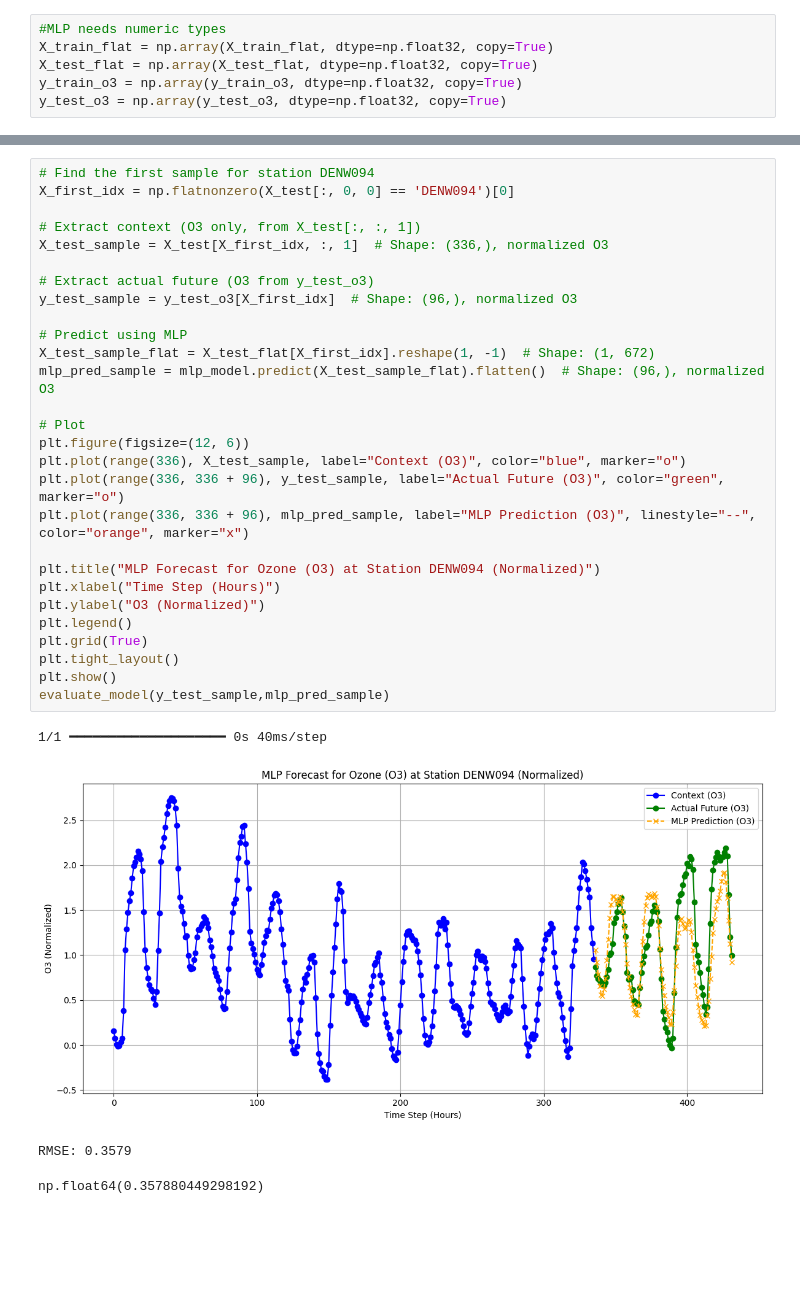
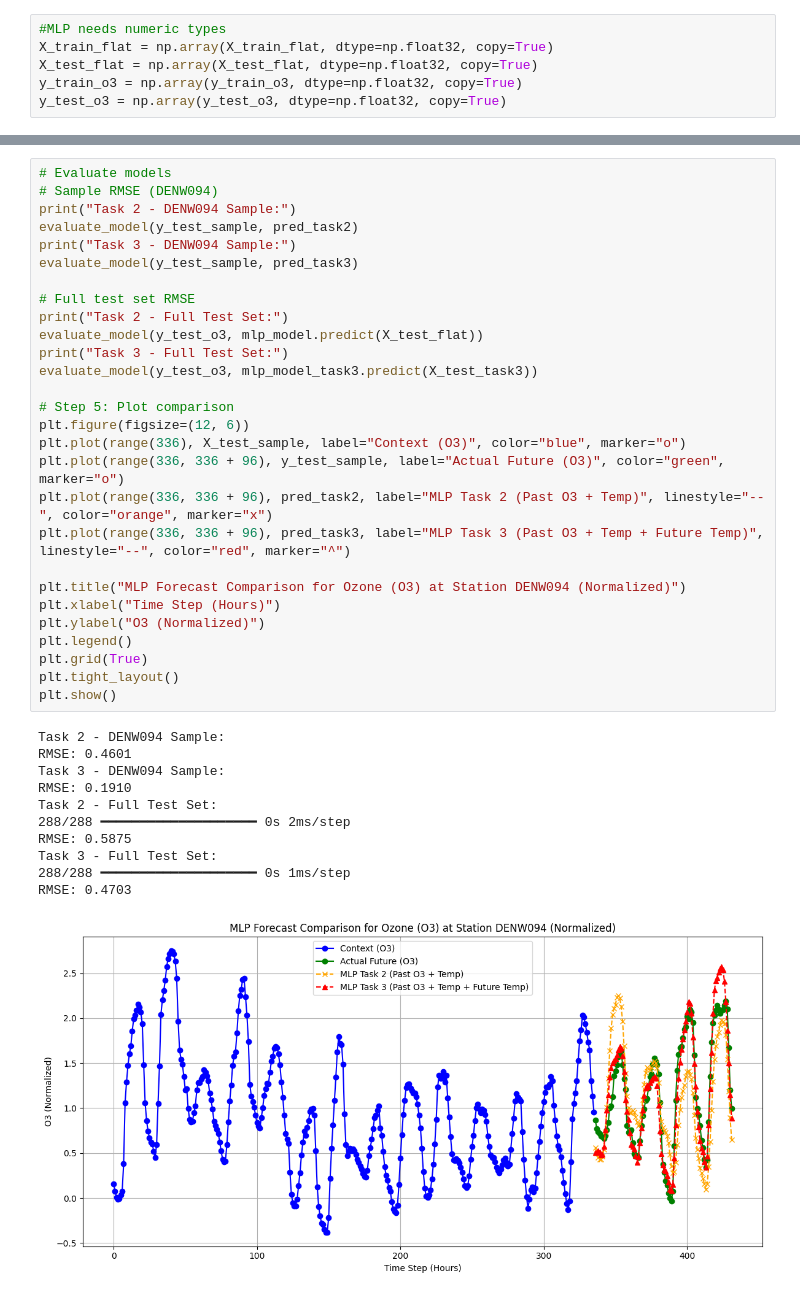
Before and after one commit to engelsm/mless_fork, a Jupyter notebook: homework2/Task_3_MLP.ipynb, the cells around one changed output, grey strips where cells are left out. Saved outputs shown, nothing was run; the diff lists cells and outputs as text; blank space fills up the shorter version.

Commit message:
Solving task 3

```diff
--- a/homework2/Task_3_MLP.ipynb
+++ b/homework2/Task_3_MLP.ipynb
@@ -234,33 +302,40 @@ Epoch 50/50
 # %%
-# Find the first sample for station DENW094
-X_first_idx = np.flatnonzero(X_test[:, 0, 0] == 'DENW094')[0]
+# Evaluate models
+# Sample RMSE (DENW094)
+print("Task 2 - DENW094 Sample:")
+evaluate_model(y_test_sample, pred_task2)
+print("Task 3 - DENW094 Sample:")
+evaluate_model(y_test_sample, pred_task3)
 
-# Extract context (O3 only, from X_test[:, :, 1])
-X_test_sample = X_test[X_first_idx, :, 1]  # Shape: (336,), normalized O3
+# Full test set RMSE
+print("Task 2 - Full Test Set:")
+evaluate_model(y_test_o3, mlp_model.predict(X_test_flat))
+print("Task 3 - Full Test Set:")
+evaluate_model(y_test_o3, mlp_model_task3.predict(X_test_task3))
 
-# Extract actual future (O3 from y_test_o3)
-y_test_sample = y_test_o3[X_first_idx]  # Shape: (96,), normalized O3
-
-# Predict using MLP
-X_test_sample_flat = X_test_flat[X_first_idx].reshape(1, -1)  # Shape: (1, 672)
-mlp_pred_sample = mlp_model.predict(X_test_sample_flat).flatten()  # Shape: (96,), normalized O3
-
-# Plot
+# Step 5: Plot comparison
 plt.figure(figsize=(12, 6))
 plt.plot(range(336), X_test_sample, label="Context (O3)", color="blue", marker="o")
 plt.plot(range(336, 336 + 96), y_test_sample, label="Actual Future (O3)", color="green", marker="o")
-plt.plot(range(336, 336 + 96), mlp_pred_sample, label="MLP Prediction (O3)", linestyle="--", color="orange", marker="x")
+plt.plot(range(336, 336 + 96), pred_task2, label="MLP Task 2 (Past O3 + Temp)", linestyle="--", color="orange", marker="x")
+plt.plot(range(336, 336 + 96), pred_task3, label="MLP Task 3 (Past O3 + Temp + Future Temp)", linestyle="--", color="red", marker="^")
 
-plt.title("MLP Forecast for Ozone (O3) at Station DENW094 (Normalized)")
+plt.title("MLP Forecast Comparison for Ozone (O3) at Station DENW094 (Normalized)")
 plt.xlabel("Time Step (Hours)")
 plt.ylabel("O3 (Normalized)")
 plt.legend()
 plt.grid(True)
 plt.tight_layout()
 plt.show()
-evaluate_model(y_test_sample,mlp_pred_sample)
 # %% [output]
-1/1 ━━━━━━━━━━━━━━━━━━━━ 0s 40ms/step
+Task 2 - DENW094 Sample:
+RMSE: 0.4601
+Task 3 - DENW094 Sample:
+RMSE: 0.1910
+Task 2 - Full Test Set:
+288/288 ━━━━━━━━━━━━━━━━━━━━ 0s 2ms/step
+RMSE: 0.5875
+Task 3 - Full Test Set:
+288/288 ━━━━━━━━━━━━━━━━━━━━ 0s 1ms/step
+RMSE: 0.4703
-[figure, old version]
+[figure, new version]
-RMSE: 0.3579
-np.float64(0.357880449298192)
```
Also changed, not shown: parts of 5 cells of this notebook.
